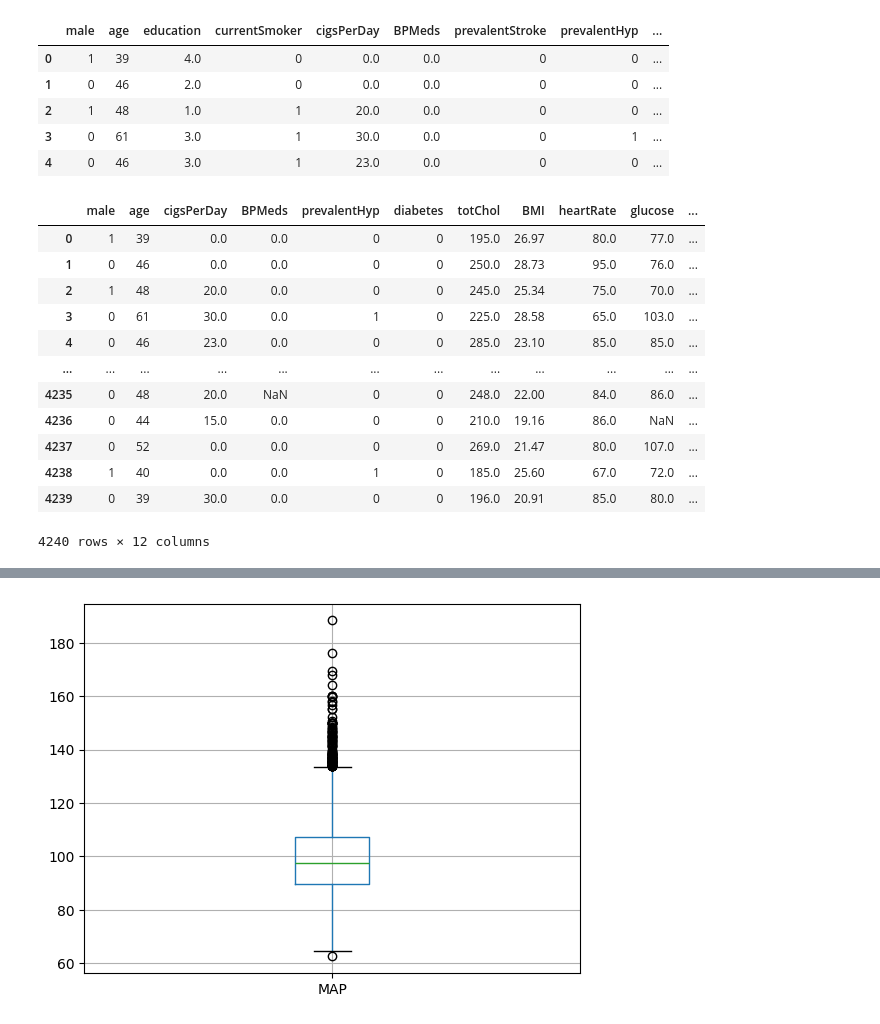
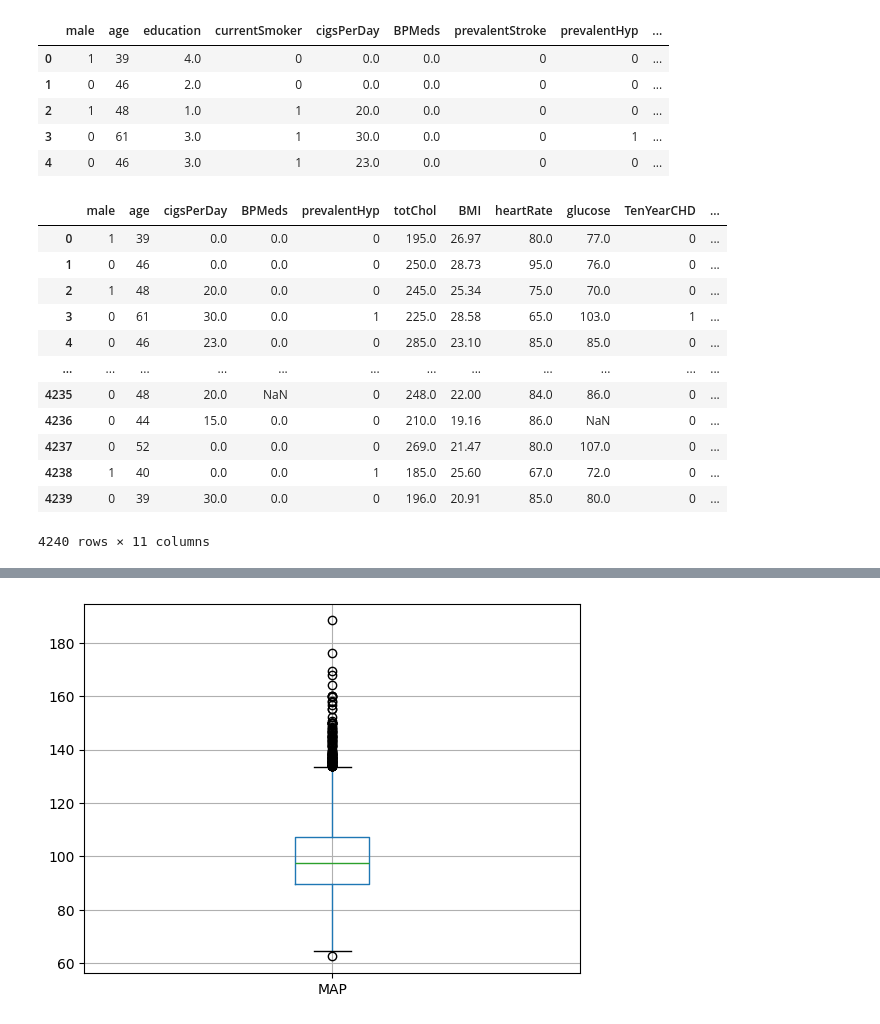
Before and after one commit to SmiffBarney/Heart-Disease-Analysis, a Jupyter notebook: notebooks/preprocessing.ipynb, the cells around one changed output, grey strips where cells are left out. Drawn from its saved outputs; the diff is of its cells as text; code cells hidden in the pictures.

```diff
--- a/notebooks/preprocessing.ipynb
+++ b/notebooks/preprocessing.ipynb
@@ -32,18 +33,18 @@ df.head()
 | 4 | 0 | 46 | 3.0 | 1 | 23.0 | 0.0 | 0 | 0 | ... |
 # %%
 # Drop columns that were found to add negligible value
-df.drop(columns=['education','prevalentStroke', 'currentSmoker'])
+df.drop(columns=['education','prevalentStroke', 'currentSmoker', 'diabetes'])
 # %% [output]
-|  | male | age | cigsPerDay | BPMeds | prevalentHyp | diabetes | totChol | BMI | heartRate | glucose | ... |
-| 0 | 1 | 39 | 0.0 | 0.0 | 0 | 0 | 195.0 | 26.97 | 80.0 | 77.0 | ... |
-| 1 | 0 | 46 | 0.0 | 0.0 | 0 | 0 | 250.0 | 28.73 | 95.0 | 76.0 | ... |
-| 2 | 1 | 48 | 20.0 | 0.0 | 0 | 0 | 245.0 | 25.34 | 75.0 | 70.0 | ... |
-| 3 | 0 | 61 | 30.0 | 0.0 | 1 | 0 | 225.0 | 28.58 | 65.0 | 103.0 | ... |
-| 4 | 0 | 46 | 23.0 | 0.0 | 0 | 0 | 285.0 | 23.10 | 85.0 | 85.0 | ... |
+|  | male | age | cigsPerDay | BPMeds | prevalentHyp | totChol | BMI | heartRate | glucose | TenYearCHD | ... |
+| 0 | 1 | 39 | 0.0 | 0.0 | 0 | 195.0 | 26.97 | 80.0 | 77.0 | 0 | ... |
+| 1 | 0 | 46 | 0.0 | 0.0 | 0 | 250.0 | 28.73 | 95.0 | 76.0 | 0 | ... |
+| 2 | 1 | 48 | 20.0 | 0.0 | 0 | 245.0 | 25.34 | 75.0 | 70.0 | 0 | ... |
+| 3 | 0 | 61 | 30.0 | 0.0 | 1 | 225.0 | 28.58 | 65.0 | 103.0 | 1 | ... |
+| 4 | 0 | 46 | 23.0 | 0.0 | 0 | 285.0 | 23.10 | 85.0 | 85.0 | 0 | ... |
 | ... | ... | ... | ... | ... | ... | ... | ... | ... | ... | ... | ... |
-| 4235 | 0 | 48 | 20.0 | NaN | 0 | 0 | 248.0 | 22.00 | 84.0 | 86.0 | ... |
-| 4236 | 0 | 44 | 15.0 | 0.0 | 0 | 0 | 210.0 | 19.16 | 86.0 | NaN | ... |
-| 4237 | 0 | 52 | 0.0 | 0.0 | 0 | 0 | 269.0 | 21.47 | 80.0 | 107.0 | ... |
-| 4238 | 1 | 40 | 0.0 | 0.0 | 1 | 0 | 185.0 | 25.60 | 67.0 | 72.0 | ... |
-| 4239 | 0 | 39 | 30.0 | 0.0 | 0 | 0 | 196.0 | 20.91 | 85.0 | 80.0 | ... |
+| 4235 | 0 | 48 | 20.0 | NaN | 0 | 248.0 | 22.00 | 84.0 | 86.0 | 0 | ... |
+| 4236 | 0 | 44 | 15.0 | 0.0 | 0 | 210.0 | 19.16 | 86.0 | NaN | 0 | ... |
+| 4237 | 0 | 52 | 0.0 | 0.0 | 0 | 269.0 | 21.47 | 80.0 | 107.0 | 0 | ... |
+| 4238 | 1 | 40 | 0.0 | 0.0 | 1 | 185.0 | 25.60 | 67.0 | 72.0 | 0 | ... |
+| 4239 | 0 | 39 | 30.0 | 0.0 | 0 | 196.0 | 20.91 | 85.0 | 80.0 | 0 | ... |
-4240 rows × 12 columns
+4240 rows × 11 columns
```
Also changed, not shown: parts of 14 cells of this notebook, 6 other files.
